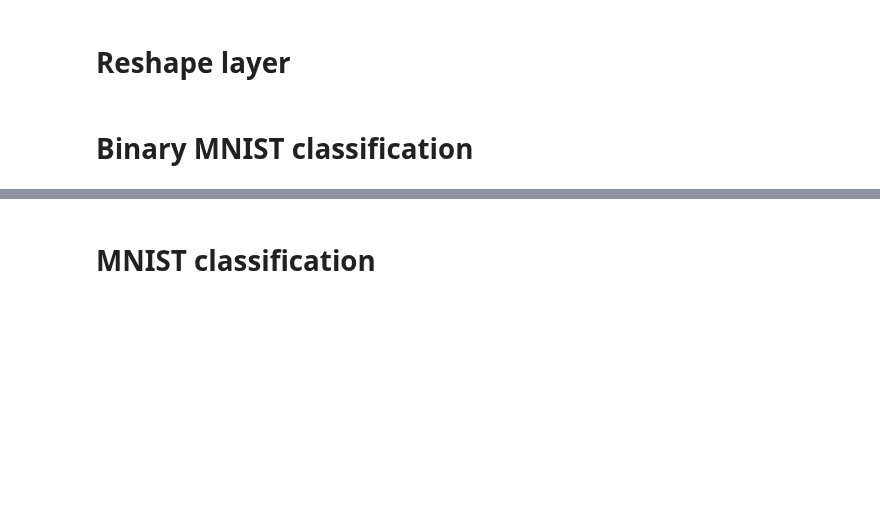
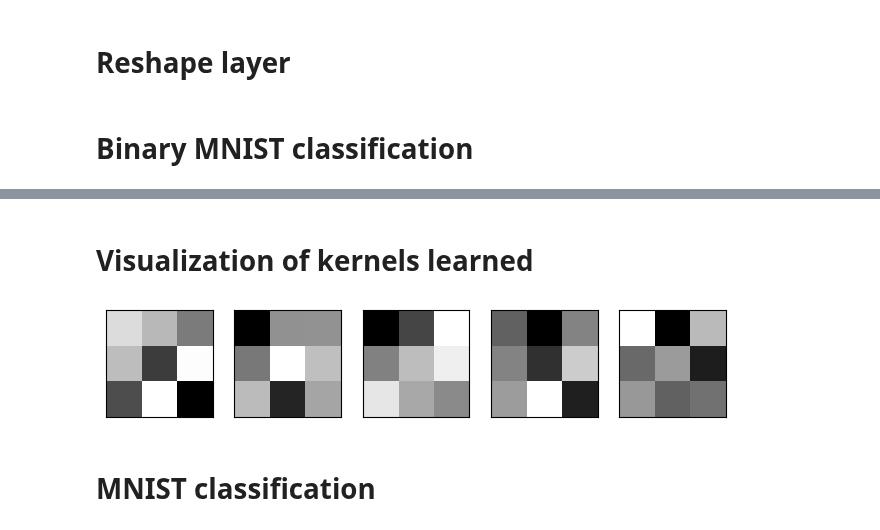
Before and after one commit to daredevil9215/DLFS, a Jupyter notebook: ConvolutionalNeuralNetwork.ipynb, the cells around one changed output, grey strips where cells are left out. Saved outputs shown, nothing was run; the diff lists cells and outputs as text; code cells hidden in the pictures; blank space fills up the shorter version.

```diff
--- a/ConvolutionalNeuralNetwork.ipynb
+++ b/ConvolutionalNeuralNetwork.ipynb
@@ -366,3 +373,21 @@ plt.show()
+# %% [markdown]
+# Visualization of kernels learned
+# %%
+fig, ax = plt.subplots(nrows=1, ncols=5, figsize=(8, 8))
+
+conv = model.layers[0]
+
+for i in range(conv.output_depth):
+    for j in range(conv.input_depth):
+
+        x = conv.kernels[i, j]
+        ax[i].imshow(x, cmap='gray')
+        ax[i].set_xticks([])
+        ax[i].set_yticks([])
+
+plt.show()
+# %% [output]
+[figure, added]
 # %% [markdown]
 # MNIST classification
 # %%
```
Also changed, not shown: parts of 6 cells of this notebook, 2 other files.
